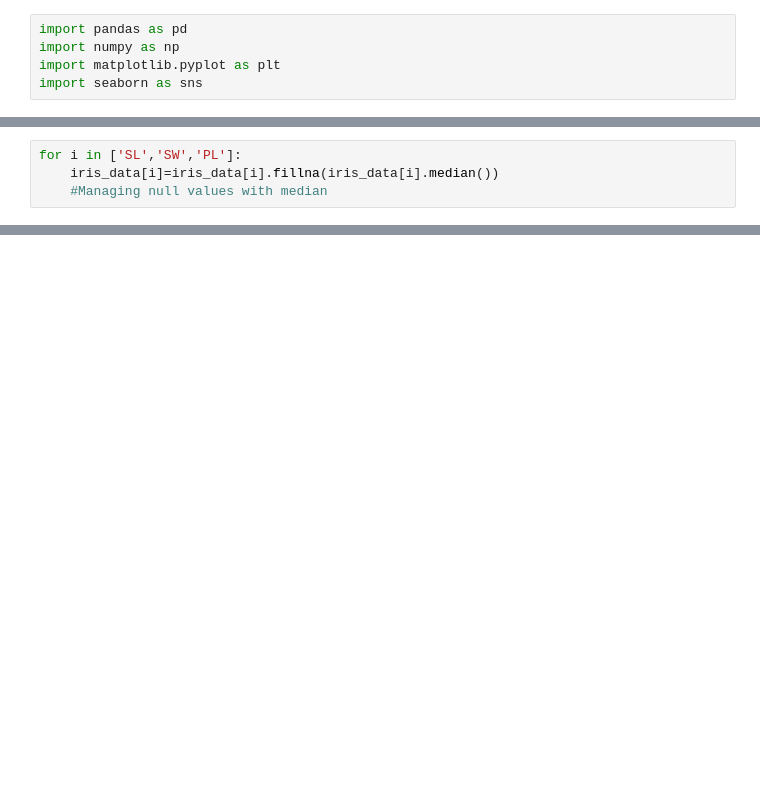
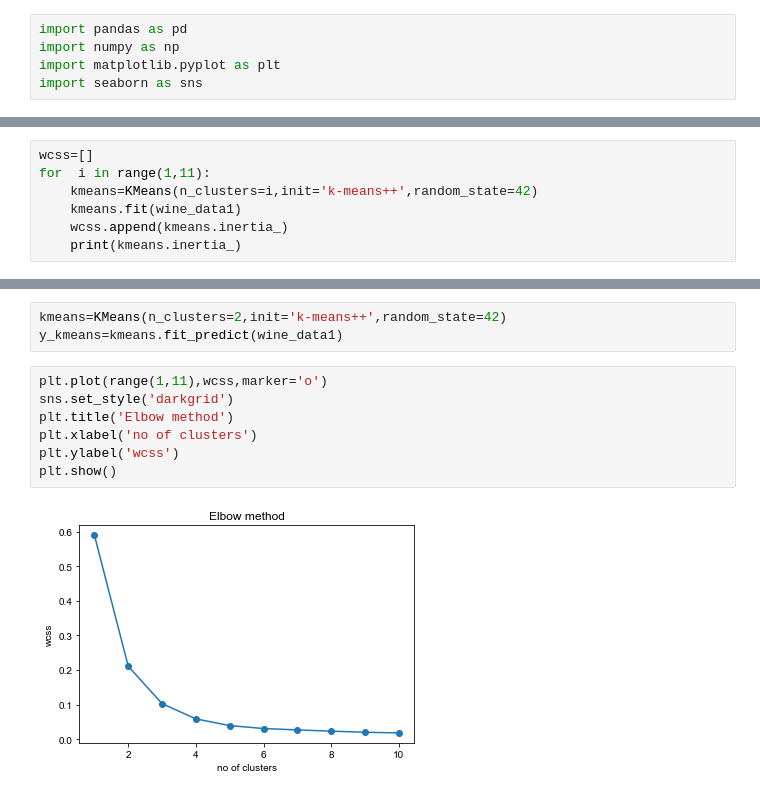
Before and after one commit to Sreejithjayachandran1995/Data_science, a Jupyter notebook: Sreejith Jayachandran.ipynb, the cells around one changed output, grey strips where cells are left out. Drawn from its saved outputs; the diff is of its cells as text; blank space fills up the shorter version.

```diff
--- a/Sreejith Jayachandran.ipynb
+++ b/Sreejith Jayachandran.ipynb
@@ -45,4 +5,0 @@ dtype: int64
-# %%
-for i in ['SL','SW','PL']:
-    iris_data[i]=iris_data[i].fillna(iris_data[i].median())
-    #Managing null values with median
@@ -290,0 +72,7 @@ The f1 value is:  0.9658994032395567
+# %%
+wcss=[]
+for  i in range(1,11):
+    kmeans=KMeans(n_clusters=i,init='k-means++',random_state=42)
+    kmeans.fit(wine_data1)
+    wcss.append(kmeans.inertia_)
+    print(kmeans.inertia_)
@@ -290,0 +90,12 @@ The f1 value is:  0.9658994032395567
+# %%
+kmeans=KMeans(n_clusters=2,init='k-means++',random_state=42)
+y_kmeans=kmeans.fit_predict(wine_data1)
+# %%
+plt.plot(range(1,11),wcss,marker='o')
+sns.set_style('darkgrid')
+plt.title('Elbow method')
+plt.xlabel('no of clusters')
+plt.ylabel('wcss')
+plt.show()
+# %% [output]
+[figure, added]
```
Also changed, not shown: parts of 80 cells of this notebook.
